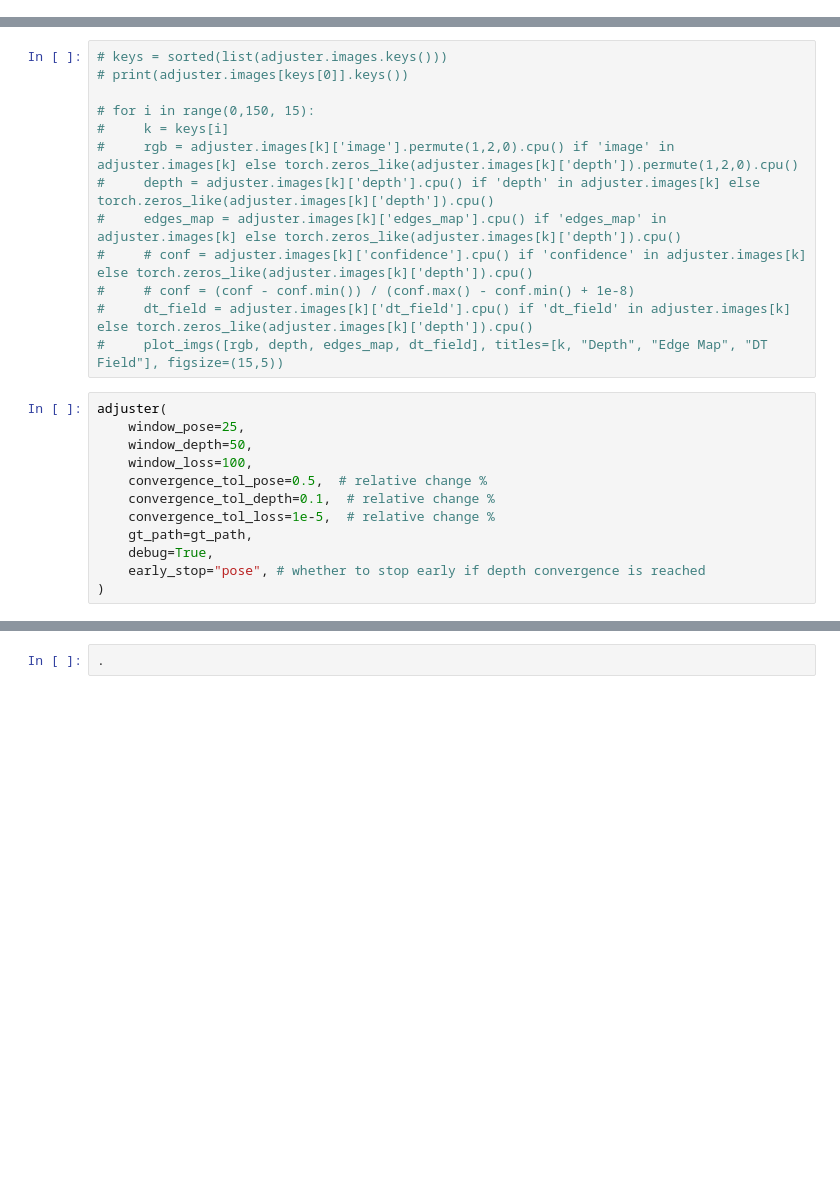
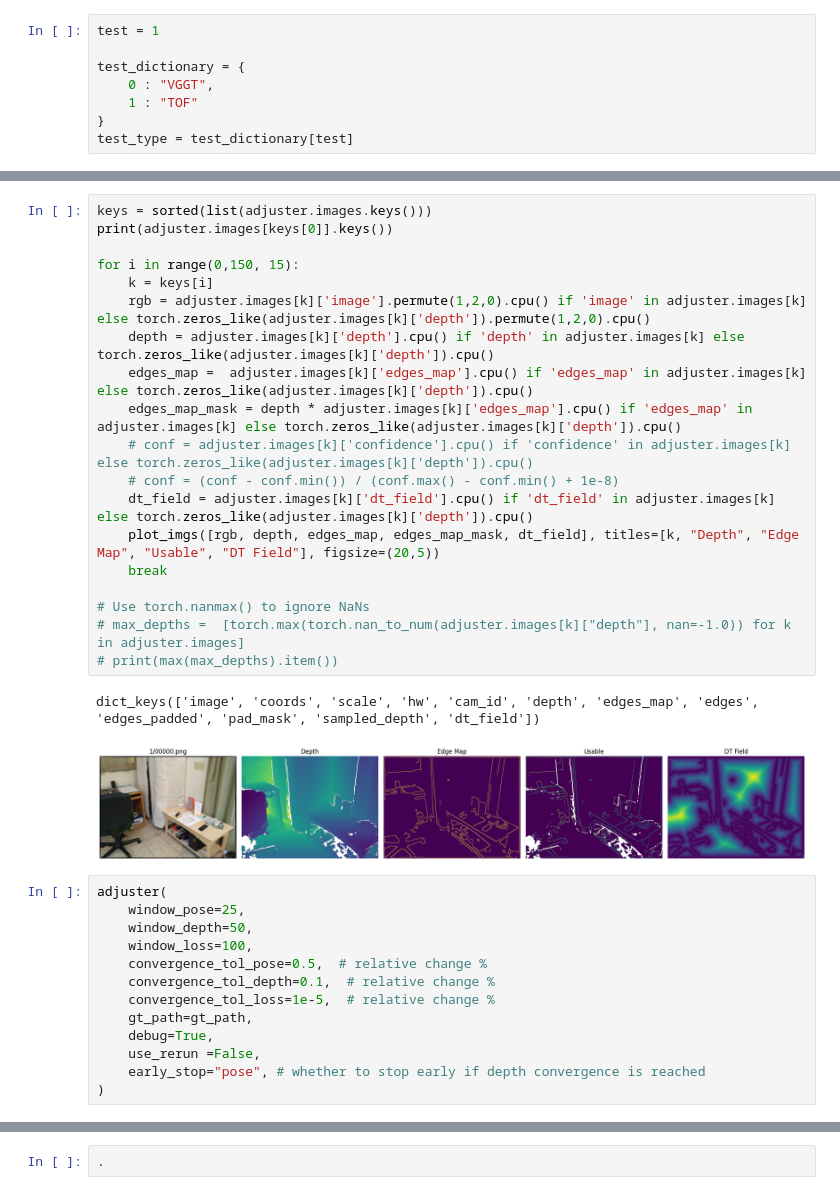
Before and after one commit to mattiadurso/EPO, a Jupyter notebook: demo.ipynb, the cells around one changed output, grey strips where cells are left out. Saved outputs shown, nothing was run; the diff lists cells and outputs as text; blank space fills up the shorter version.

```diff
--- a/demo.ipynb
+++ b/demo.ipynb
@@ -58,0 +29,8 @@ print("GT path:", gt_path)
+# %%
+test = 1
+
+test_dictionary = {
+    0 : "VGGT",
+    1 : "TOF"
+}
+test_type = test_dictionary[test]
@@ -83,16 +117,25 @@ adjuster = Adjuster(
 # %%
-# keys = sorted(list(adjuster.images.keys()))
-# print(adjuster.images[keys[0]].keys())
+keys = sorted(list(adjuster.images.keys()))
+print(adjuster.images[keys[0]].keys())
 
-# for i in range(0,150, 15):
-#     k = keys[i]
-#     rgb = adjuster.images[k]['image'].permute(1,2,0).cpu() if 'image' in adjuster.images[k] else torch.zeros_like(adjuster.images[k]['depth']).permute(1,2,0).cpu()
-#     depth = adjuster.images[k]['depth'].cpu() if 'depth' in adjuster.images[k] else torch.zeros_like(adjuster.images[k]['depth']).cpu()
-#     edges_map = adjuster.images[k]['edges_map'].cpu() if 'edges_map' in adjuster.images[k] else torch.zeros_like(adjuster.images[k]['depth']).cpu()
-#     # conf = adjuster.images[k]['confidence'].cpu() if 'confidence' in adjuster.images[k] else torch.zeros_like(adjuster.images[k]['depth']).cpu()
-#     # conf = (conf - conf.min()) / (conf.max() - conf.min() + 1e-8)
-#     dt_field = adjuster.images[k]['dt_field'].cpu() if 'dt_field' in adjuster.images[k] else torch.zeros_like(adjuster.images[k]['depth']).cpu()
-#     plot_imgs([rgb, depth, edges_map, dt_field], titles=[k, "Depth", "Edge Map", "DT Field"], figsize=(15,5))
+for i in range(0,150, 15):
+    k = keys[i]
+    rgb = adjuster.images[k]['image'].permute(1,2,0).cpu() if 'image' in adjuster.images[k] else torch.zeros_like(adjuster.images[k]['depth']).permute(1,2,0).cpu()
+    depth = adjuster.images[k]['depth'].cpu() if 'depth' in adjuster.images[k] else torch.zeros_like(adjuster.images[k]['depth']).cpu()
+    edges_map =  adjuster.images[k]['edges_map'].cpu() if 'edges_map' in adjuster.images[k] else torch.zeros_like(adjuster.images[k]['depth']).cpu()
+    edges_map_mask = depth * adjuster.images[k]['edges_map'].cpu() if 'edges_map' in adjuster.images[k] else torch.zeros_like(adjuster.images[k]['depth']).cpu()
+    # conf = adjuster.images[k]['confidence'].cpu() if 'confidence' in adjuster.images[k] else torch.zeros_like(adjuster.images[k]['depth']).cpu()
+    # conf = (conf - conf.min()) / (conf.max() - conf.min() + 1e-8)
+    dt_field = adjuster.images[k]['dt_field'].cpu() if 'dt_field' in adjuster.images[k] else torch.zeros_like(adjuster.images[k]['depth']).cpu()
+    plot_imgs([rgb, depth, edges_map, edges_map_mask, dt_field], titles=[k, "Depth", "Edge Map", "Usable", "DT Field"], figsize=(20,5))
+    break
+
+# Use torch.nanmax() to ignore NaNs
+# max_depths =  [torch.max(torch.nan_to_num(adjuster.images[k]["depth"], nan=-1.0)) for k in adjuster.images]
+# print(max(max_depths).item())
+# %% [output]
+dict_keys(['image', 'coords', 'scale', 'hw', 'cam_id', 'depth', 'edges_map', 'edges', 'edges_padded', 'pad_mask', 'sampled_depth', 'dt_field'])
+[figure, added]
 # %%
 adjuster(
     window_pose=25,
@@ -103,6 +146,7 @@ adjuster(
     convergence_tol_loss=1e-5,  # relative change %
     gt_path=gt_path,
     debug=True,
+    use_rerun =False,
     early_stop="pose", # whether to stop early if depth convergence is reached
 )
 # %%
```
Also changed, not shown: parts of 49 cells of this notebook, 30 other files.
